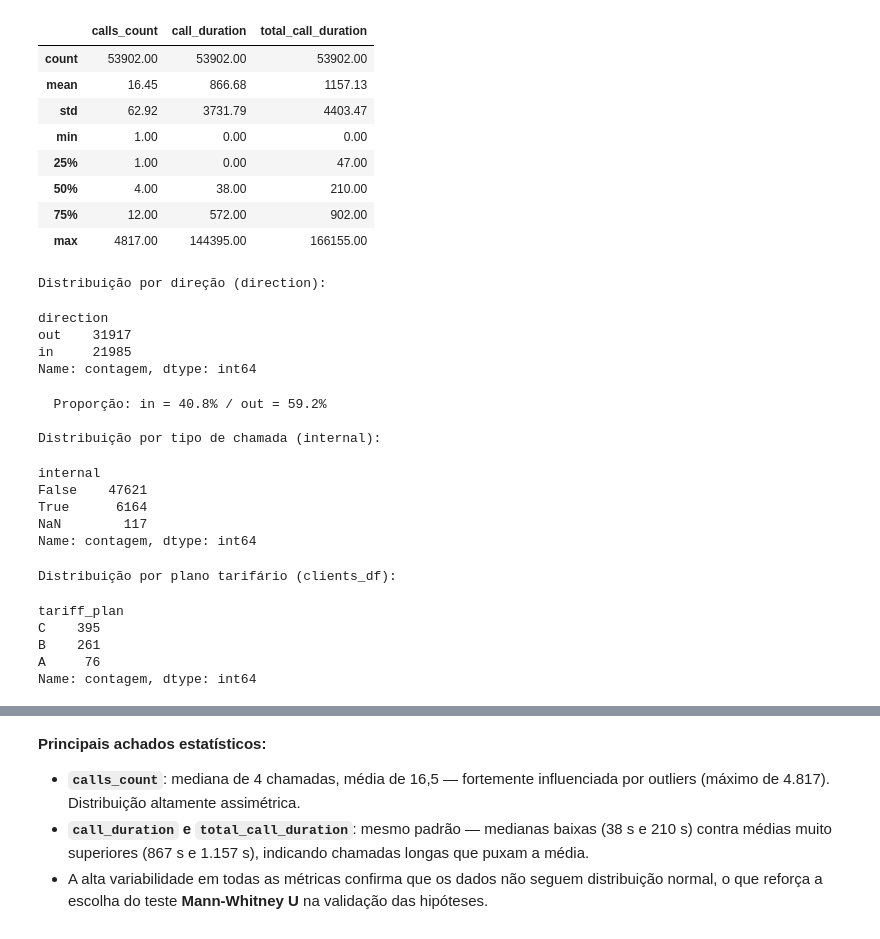
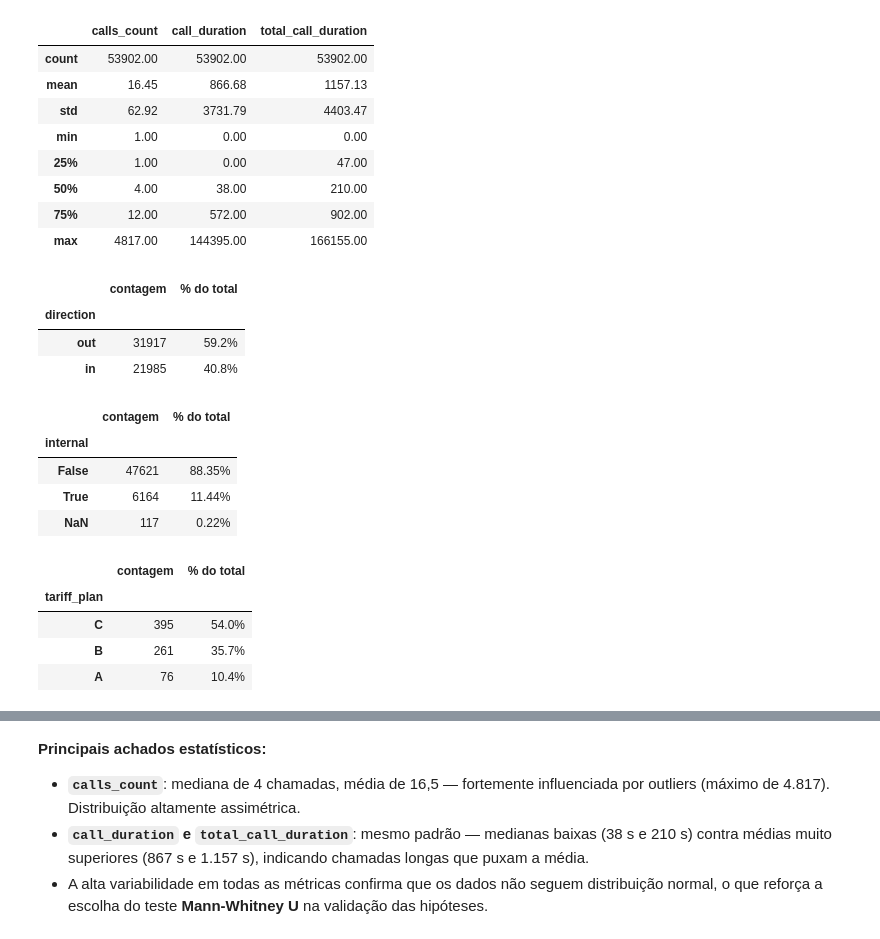
Before and after one commit to raimirsilva/DA-curse-final-project, a Jupyter notebook: notebook/Implementation.ipynb, the cells around one changed output, grey strips where cells are left out. Drawn from its saved outputs; the diff is of its cells as text; code cells hidden in the pictures.

```diff
--- a/notebook/Implementation.ipynb
+++ b/notebook/Implementation.ipynb
@@ -298,44 +308,50 @@ display(
 # %%
 # Verificamos a distribuição das variáveis categóricas para entender o balanço entre grupos.
 # Saber a proporção de chamadas 'in' vs 'out' é fundamental porque alguns KPIs
 # se aplicam apenas a um dos grupos (ex.: VCA — volume de chamadas ativas — só para direction='out').
 
-print('Distribuição por direção (direction):')
-direction_dist = telecom_df['direction'].value_counts(dropna=False)  # .value_counts() conta ocorrências de cada valor único; dropna=False inclui NaN como categoria
-in_percentage  = direction_dist.get('in',  0) / len(telecom_df) * 100      # .get('in', 0) retorna 0 se o valor 'in' não existir — evita KeyError
-out_percentage = direction_dist.get('out', 0) / len(telecom_df) * 100
-display(direction_dist.rename('contagem'))                           # .rename() dá nome descritivo à série para a exibição
-print(f'  Proporção: in = {in_percentage:.1f}% / out = {out_percentage:.1f}%\n')
-
-print('Distribuição por tipo de chamada (internal):')
+# --- direction ---
+direction_dist = telecom_df['direction'].value_counts(dropna=False)
 display(
-    telecom_df['internal']
-    .value_counts(dropna=False)  # dropna=False é essencial aqui: sem ele, os 117 NaN seriam ignorados e não apareceriam na contagem
-    .rename('contagem')
+    pd.DataFrame({
+        'contagem':   direction_dist,
+        '% do total': (direction_dist / len(telecom_df) * 100).map(lambda x: f'{x:.1f}%')
+    }).rename_axis('direction')  # nomeia o índice para contextualizar a tabela
 )
 
-print('\nDistribuição por plano tarifário (clients_df):')
-display(clients_df['tariff_plan'].value_counts().rename('contagem'))
+# --- internal ---
+# dropna=False é essencial: sem ele, os 117 NaN seriam ignorados e não apareceriam na contagem
+internal_dist = telecom_df['internal'].value_counts(dropna=False)
+display(
+    pd.DataFrame({
+        'contagem':   internal_dist,
+        '% do total': (internal_dist / len(telecom_df) * 100).map(lambda x: f'{x:.2f}%')
+    }).rename_axis('internal')
+)
+
+# --- tariff_plan ---
+tariff_dist = clients_df['tariff_plan'].value_counts()
+display(
+    pd.DataFrame({
+        'contagem':   tariff_dist,
+        '% do total': (tariff_dist / len(clients_df) * 100).map(lambda x: f'{x:.1f}%')
+    }).rename_axis('tariff_plan')
+)
 # %% [output]
-Distribuição por direção (direction):
-direction
-out    31917
-in     21985
-Name: contagem, dtype: int64
-  Proporção: in = 40.8% / out = 59.2%
-
-Distribuição por tipo de chamada (internal):
-internal
-False    47621
-True      6164
-NaN        117
-Name: contagem, dtype: int64
-Distribuição por plano tarifário (clients_df):
-tariff_plan
-C    395
-B    261
-A     76
-Name: contagem, dtype: int64
+|  | contagem | % do total |
+| direction |  |  |
+| out | 31917 | 59.2% |
+| in | 21985 | 40.8% |
+|  | contagem | % do total |
+| internal |  |  |
+| False | 47621 | 88.35% |
+| True | 6164 | 11.44% |
+| NaN | 117 | 0.22% |
+|  | contagem | % do total |
+| tariff_plan |  |  |
+| C | 395 | 54.0% |
+| B | 261 | 35.7% |
+| A | 76 | 10.4% |
 # %%
 # Calculamos a frequência de chamadas perdidas e montamos um ranking de operadores/clientes
 # com maior volume de perdas. Esse pré-diagnóstico orienta a definição do limiar de ineficiência
```
Also changed, not shown: parts of 20 cells of this notebook.
